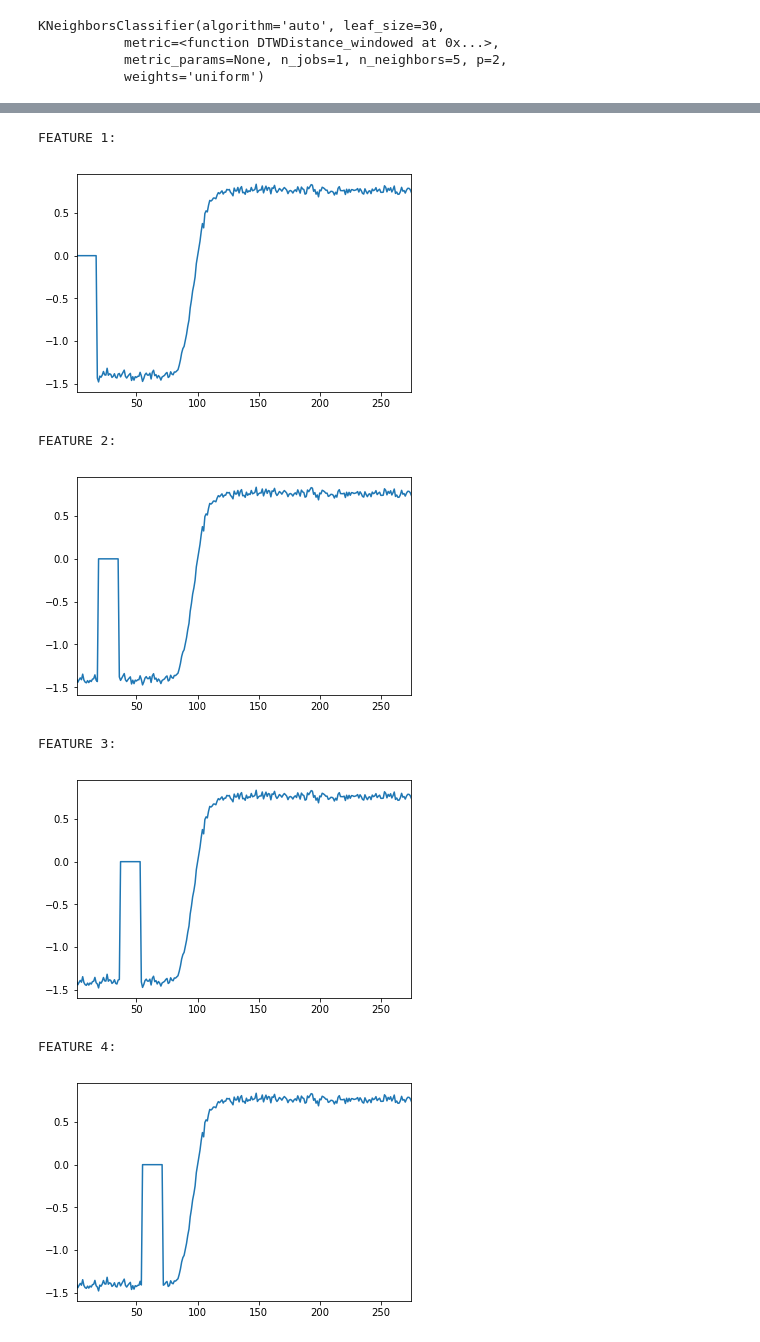
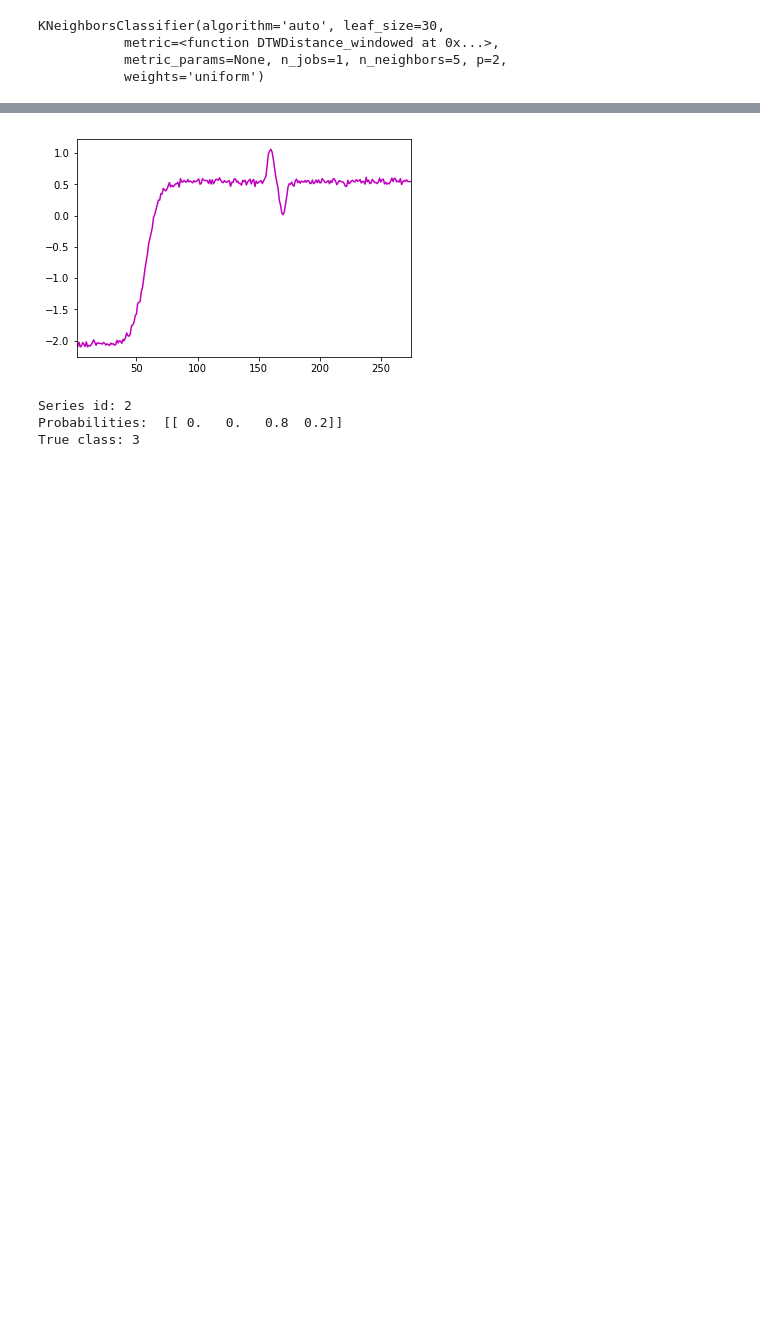
Before and after one commit to MkuuWaUjinga/lime, a Jupyter notebook: lime/time_series_explanation.ipynb, the cells around one changed output, grey strips where cells are left out. Cells and saved outputs as stored; diff of their text form; code cells hidden in the pictures; blank space fills up the shorter version.

```diff
--- a/lime/time_series_explanation.ipynb
+++ b/lime/time_series_explanation.ipynb
@@ -103,14 +96,15 @@ explainer = LimeTimeSeriesExplainer()
 # %%
- exp = explainer.explain_instance(X_test.iloc[[test_series_index]], kNN.predict_proba, num_features=15, num_ranges=15, num_samples=50)
+plt.clf()
+test_series_index = 2
+instance_to_predict = X_test.iloc[test_series_index]
+instance_to_predict.plot(legend=False, color='m')
+plt.show()
+plt.savefig('trace_explain_lime_{}.png'.format(test_series_index),dpi=400)
 print('Series id: %d' % test_series_index)
 print('Probabilities: ', kNN.predict_proba([X_test.iloc[test_series_index]]))
 print('True class: %s' % Y_test.iloc[test_series_index, 0])
 # %% [output]
+[figure, new version]
-FEATURE 1:
+Series id: 2
+Probabilities:  [[ 0.   0.   0.8  0.2]]
+True class: 3
-[figure, old version]
-FEATURE 2:
-[figure, removed]
-FEATURE 3:
-[figure, removed]
-FEATURE 4:
-[figure, removed]
```
Also changed, not shown: parts of 12 cells of this notebook, 13 other files.
